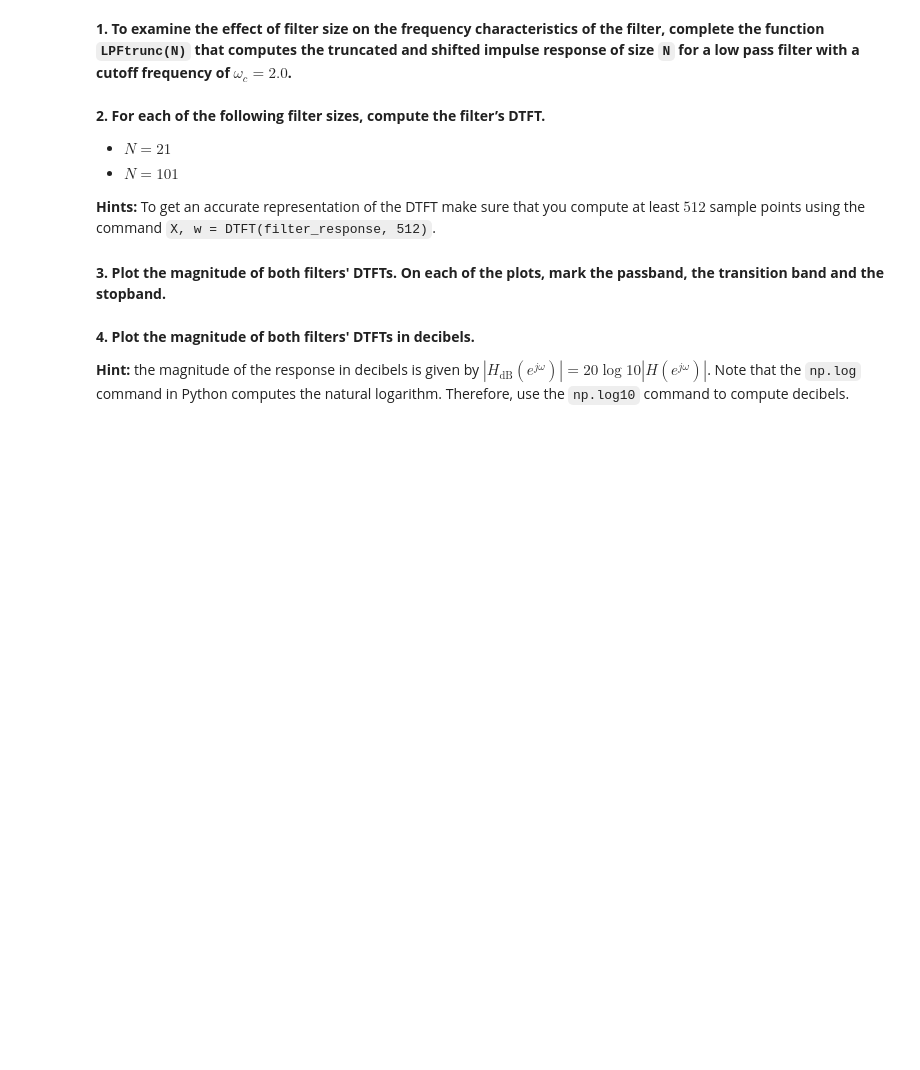
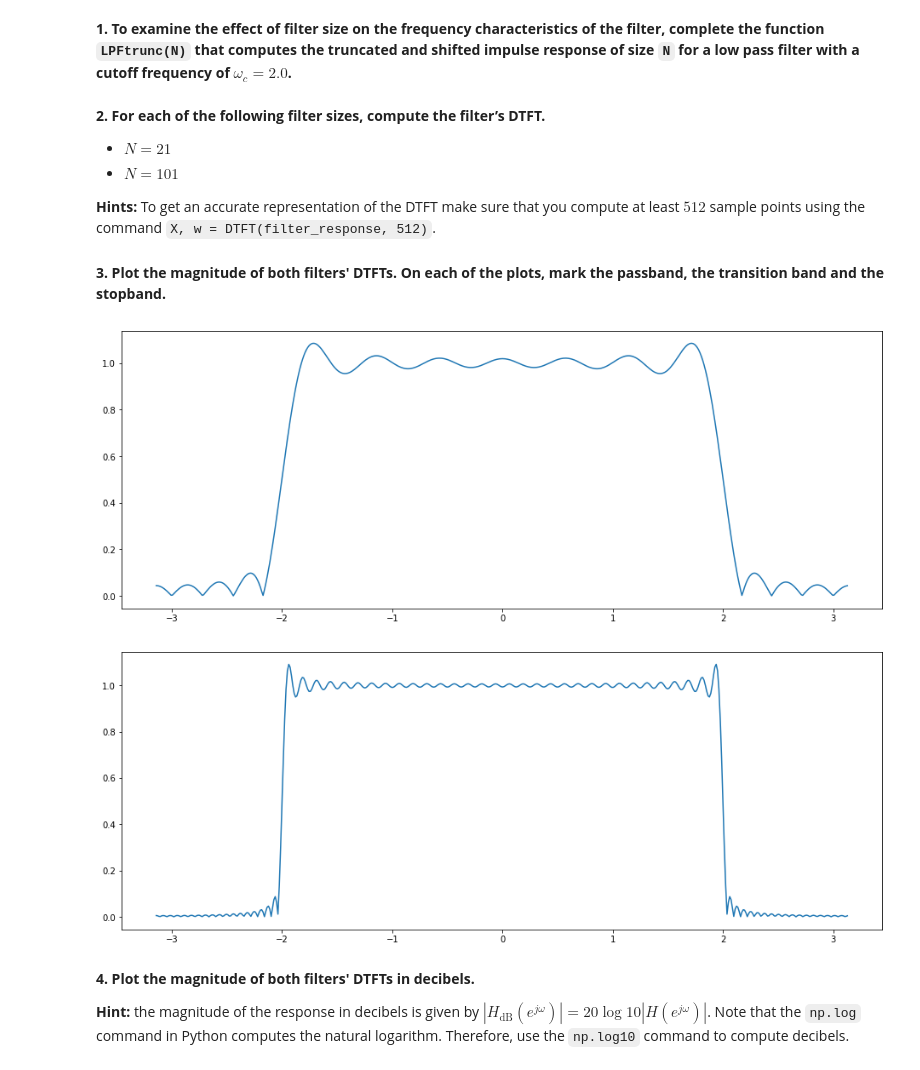
Before and after one commit to JustinWang781/438-Lab05a, a Jupyter notebook: lab05a_final_report.ipynb, the cells around one changed output. Cells and saved outputs as stored; diff of their text form; code cells hidden in the pictures; blank space fills up the shorter version.

````diff
--- a/lab05a_final_report.ipynb
+++ b/lab05a_final_report.ipynb
@@ -351,7 +351,10 @@ def LPFtrunc(N):
     ---
     h: the truncated and shifted impulse response
     """
-    h = None
+    w_c = 2.0
+    h = np.zeros(N)
+    for i in range(0, len(h)):
+      h[i] = w_c/np.pi * np.sinc(w_c/np.pi * (i - (N-1)/2))
     return h
 # %% [markdown]
 **2. For each of the following filter sizes, compute the filter’s DTFT.**
@@ -362,5 +365,7 @@ def LPFtrunc(N):
 least $512$ sample points using the command ```X, w = DTFT(filter_response, 512)```.
 # %%
 # insert your code here
+X_21, w_21 = DTFT(LPFtrunc(21), 512)
+X_101, w_101 = DTFT(LPFtrunc(101), 512)
 # %% [markdown]
 **3. Plot the magnitude of both filters' DTFTs. On each of the plots, mark the passband, the transition band and the stopband.**
@@ -369,3 +372,13 @@
+# %%
+# insert your code here
+plt.plot(w_21, np.abs(X_21))
+plt.show()
+
+plt.plot(w_101, np.abs(X_101))
+plt.show()
+# %% [output]
+[figure, added]
+[figure, added]
 # %% [markdown]
 **4. Plot the magnitude of both filters' DTFTs in decibels.**
 
````
Also changed, not shown: parts of 8 cells of this notebook.
